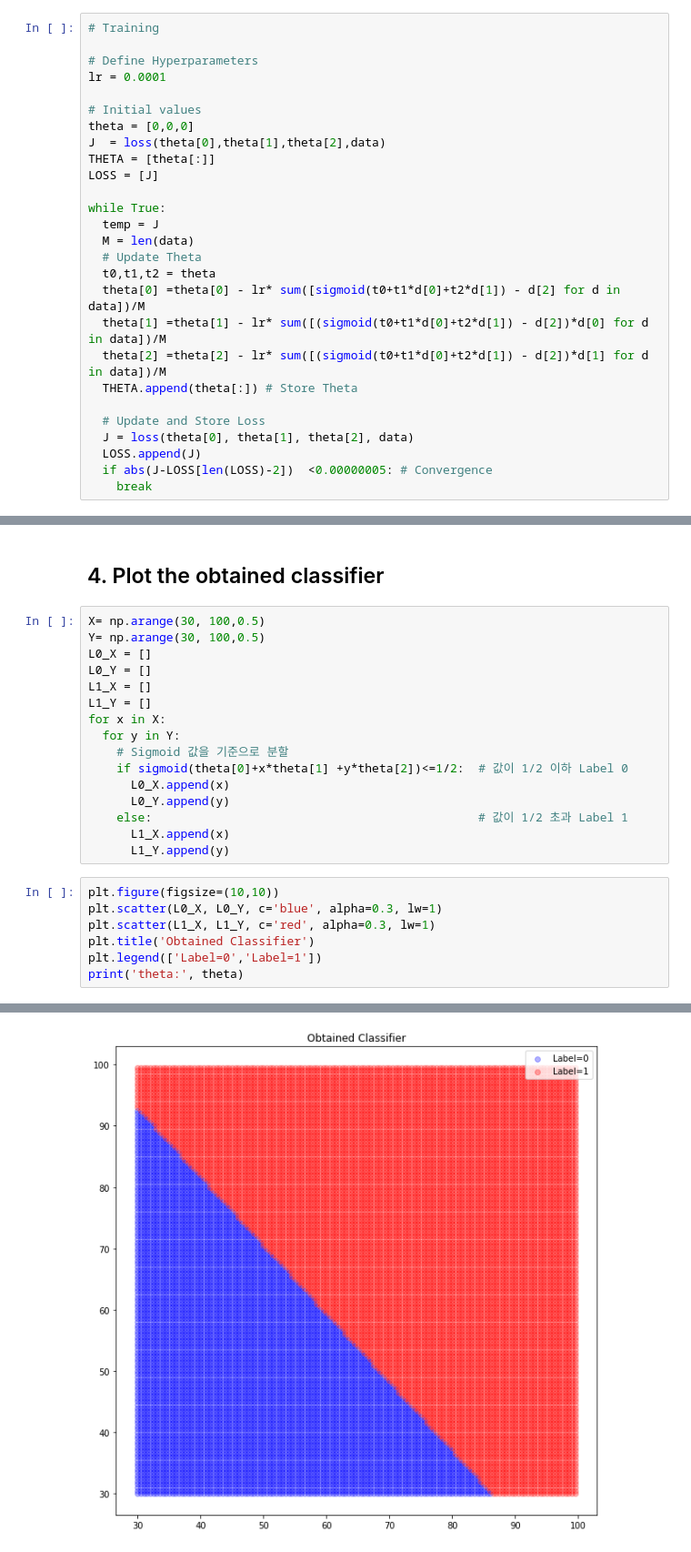
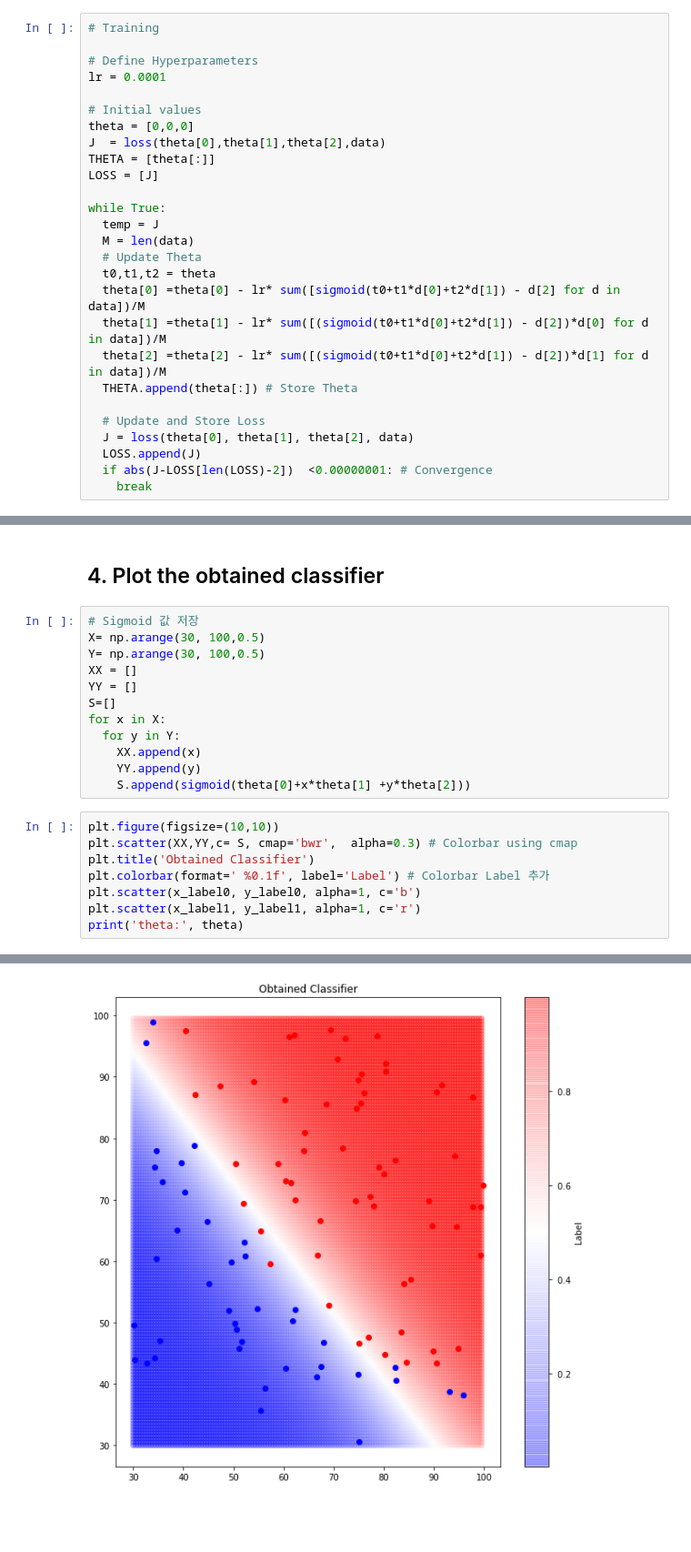
Before and after one commit to fxnnxc/class-MachineLearning, a Jupyter notebook: Assignment05.ipynb, the cells around one changed output, grey strips where cells are left out. Shown at 91% size. Drawn from its saved outputs; the diff is of its cells as text; blank space fills up the shorter version.

```diff
--- a/Assignment05.ipynb
+++ b/Assignment05.ipynb
@@ -72,7 +76,7 @@ while True:
   # Update and Store Loss
   J = loss(theta[0], theta[1], theta[2], data)
   LOSS.append(J)
-  if abs(J-LOSS[len(LOSS)-2])  <0.00000005: # Convergence
+  if abs(J-LOSS[len(LOSS)-2])  <0.00000001: # Convergence
     break
 # %%
 import matplotlib.pyplot as plt
@@ -99,26 +112,23 @@ Text(0.5, 1.0, 'Error Using Training Data')
 # %% [markdown]
 ## 4. Plot the obtained classifier
 # %%
+# Sigmoid 값 저장
 X= np.arange(30, 100,0.5)
 Y= np.arange(30, 100,0.5)
-L0_X = []
-L0_Y = []
-L1_X = []
-L1_Y = []
+XX = []
+YY = []
+S=[]
 for x in X:
   for y in Y:
-    # Sigmoid 값을 기준으로 분할
-    if sigmoid(theta[0]+x*theta[1] +y*theta[2])<=1/2:  # 값이 1/2 이하 Label 0
-      L0_X.append(x)
-      L0_Y.append(y)
-    else:                                              # 값이 1/2 초과 Label 1
-      L1_X.append(x)
-      L1_Y.append(y)
+    XX.append(x)
+    YY.append(y)
+    S.append(sigmoid(theta[0]+x*theta[1] +y*theta[2]))
 # %%
 plt.figure(figsize=(10,10))
-plt.scatter(L0_X, L0_Y, c='blue', alpha=0.3, lw=1)
-plt.scatter(L1_X, L1_Y, c='red', alpha=0.3, lw=1)
+plt.scatter(XX,YY,c= S, cmap='bwr',  alpha=0.3) # Colorbar using cmap
 plt.title('Obtained Classifier')
-plt.legend(['Label=0','Label=1'])
+plt.colorbar(format=' %0.1f', label='Label') # Colorbar Label 추가
+plt.scatter(x_label0, y_label0, alpha=1, c='b')
+plt.scatter(x_label1, y_label1, alpha=1, c='r')
 print('theta:', theta)
 # %% [output]
@@ -126,4 +136,4 @@ theta: [-7.137243547360301, 0.06307712153450938, 0.05651486461143085]
-[figure, old version]
+[figure, new version]
 # %% [markdown]
 ## 5. Conclusion
 
```
Also changed, not shown: parts of 5 cells of this notebook.
